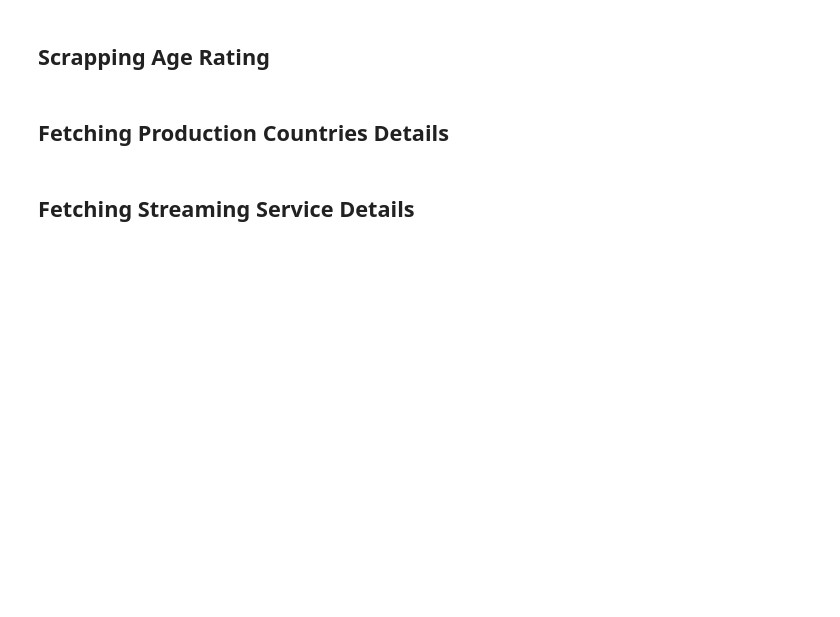
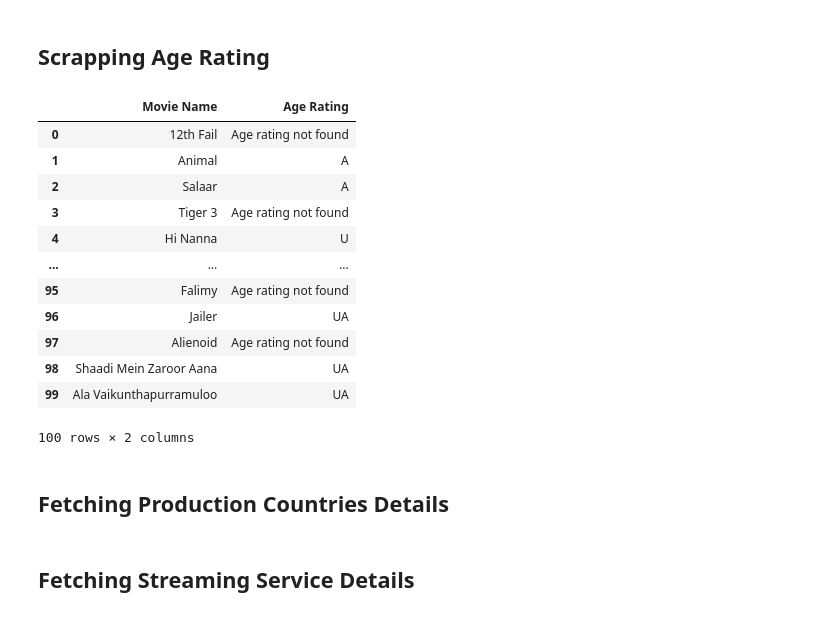
Before and after one commit to Amrit007-droid/Web-Scraping, a Jupyter notebook: Numerical_Programming_in_Python_Web_Scraping.ipynb, the cells around one changed output. Drawn from its saved outputs; the diff is of its cells as text; code cells hidden in the pictures; blank space fills up the shorter version.

```diff
--- a/Numerical_Programming_in_Python_Web_Scraping.ipynb
+++ b/Numerical_Programming_in_Python_Web_Scraping.ipynb
@@ -371,0 +372,35 @@ movies_dataframe
+# %%
+# Write Your Code here
+# Lists to store data
+movie_names = []
+imdb_ratings_list = []
+
+# Iterate through each movie URL and scrape data
+for movie_url in movie_urls:
+    response = requests.get(movie_url)
+    soup_movie = BeautifulSoup(response.text, 'html.parser')
+
+    # Find the movie name within the specified div and class
+    title_block = soup_movie.find('div', class_='title-block')
+    if title_block:
+        movie_name = title_block.find('h1').text.strip()
+    else:
+        movie_name = "Movie name not found"
+
+    # Find the div tag containing IMDb rating
+    div_tags = soup_movie.find_all('div', class_='jw-scoring-listing__rating')  # Replace with the actual class
+
+    # Extract the IMDb rating
+    imdb_rating = None
+    for div_tag in div_tags:
+        img_tag = div_tag.find('img', alt='IMDB')
+        if img_tag:
+            imdb_rating_span = div_tag.find('span')
+            if imdb_rating_span:
+                # Extract only the numeric part of IMDb rating
+                imdb_rating = imdb_rating_span.text.strip().split()[0]
+                break
+
+    # Append data to lists
+    movie_names.append(movie_name)
+    imdb_ratings_list.append(imdb_rating)
@@ -380,3 +542,26 @@ movies_dataframe
+# %%
+# Create a DataFrame from the lists
+movies_dataframe = pd.DataFrame({
+    'Movie Name': movie_names,
+    'Age Rating': age_ratings_list
+})
+
+# Display the DataFrame
+movies_dataframe
+# %% [output]
+|  | Movie Name | Age Rating |
+| 0 | 12th Fail | Age rating not found |
+| 1 | Animal | A |
+| 2 | Salaar | A |
+| 3 | Tiger 3 | Age rating not found |
+| 4 | Hi Nanna | U |
+| ... | ... | ... |
+| 95 | Falimy | Age rating not found |
+| 96 | Jailer | UA |
+| 97 | Alienoid | Age rating not found |
+| 98 | Shaadi Mein Zaroor Aana | UA |
+| 99 | Ala Vaikunthapurramuloo | UA |
+100 rows × 2 columns
 # %% [markdown]
 ## **Fetching Production Countries Details**
 # %%
```
Also changed, not shown: parts of 11 cells of this notebook.
